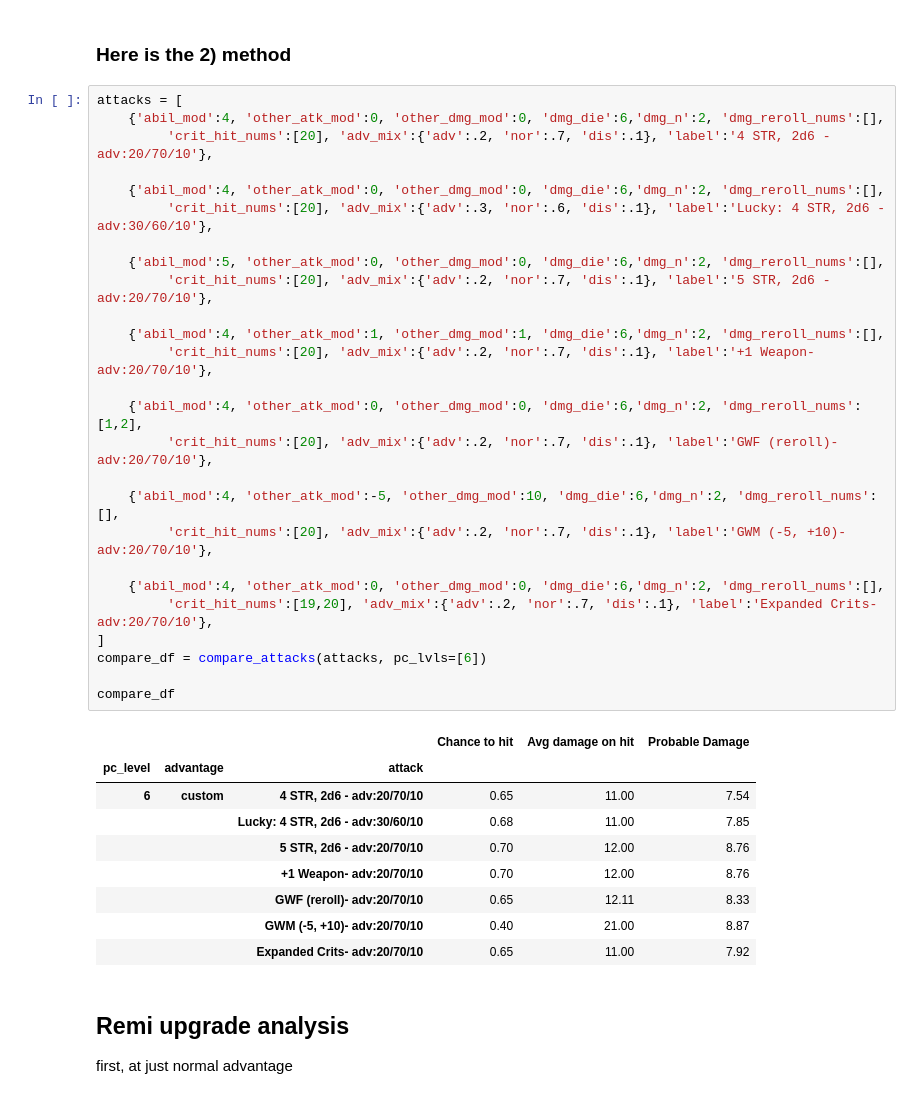
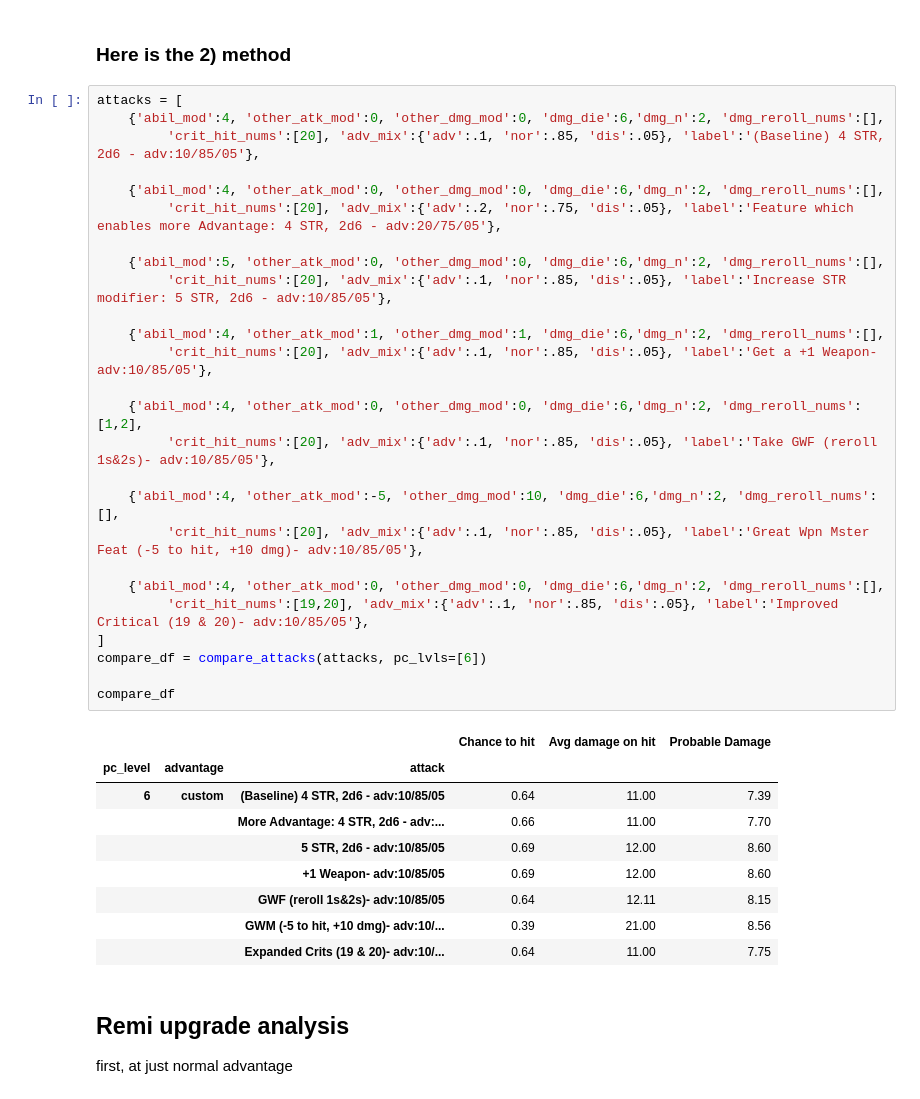
Before and after one commit to dyoung418/dnd_stats, a Jupyter notebook: dnd_dice_calcs.ipynb, the cells around one changed output. Saved outputs shown, nothing was run; the diff lists cells and outputs as text.

```diff
--- a/dnd_dice_calcs.ipynb
+++ b/dnd_dice_calcs.ipynb
@@ -1085,39 +1212,39 @@ Statistics of attacks assuming advantage 20%, normal 75%, disadvantage 5%
 # %%
 attacks = [
     {'abil_mod':4, 'other_atk_mod':0, 'other_dmg_mod':0, 'dmg_die':6,'dmg_n':2, 'dmg_reroll_nums':[],
-         'crit_hit_nums':[20], 'adv_mix':{'adv':.2, 'nor':.7, 'dis':.1}, 'label':'4 STR, 2d6 - adv:20/70/10'},
+         'crit_hit_nums':[20], 'adv_mix':{'adv':.1, 'nor':.85, 'dis':.05}, 'label':'(Baseline) 4 STR, 2d6 - adv:10/85/05'},
 
     {'abil_mod':4, 'other_atk_mod':0, 'other_dmg_mod':0, 'dmg_die':6,'dmg_n':2, 'dmg_reroll_nums':[],
-         'crit_hit_nums':[20], 'adv_mix':{'adv':.3, 'nor':.6, 'dis':.1}, 'label':'Lucky: 4 STR, 2d6 - adv:30/60/10'},
+         'crit_hit_nums':[20], 'adv_mix':{'adv':.2, 'nor':.75, 'dis':.05}, 'label':'Feature which enables more Advantage: 4 STR, 2d6 - adv:20/75/05'},
 
     {'abil_mod':5, 'other_atk_mod':0, 'other_dmg_mod':0, 'dmg_die':6,'dmg_n':2, 'dmg_reroll_nums':[],
-         'crit_hit_nums':[20], 'adv_mix':{'adv':.2, 'nor':.7, 'dis':.1}, 'label':'5 STR, 2d6 - adv:20/70/10'},
+         'crit_hit_nums':[20], 'adv_mix':{'adv':.1, 'nor':.85, 'dis':.05}, 'label':'Increase STR modifier: 5 STR, 2d6 - adv:10/85/05'},
 
     {'abil_mod':4, 'other_atk_mod':1, 'other_dmg_mod':1, 'dmg_die':6,'dmg_n':2, 'dmg_reroll_nums':[],
-         'crit_hit_nums':[20], 'adv_mix':{'adv':.2, 'nor':.7, 'dis':.1}, 'label':'+1 Weapon- adv:20/70/10'},
+         'crit_hit_nums':[20], 'adv_mix':{'adv':.1, 'nor':.85, 'dis':.05}, 'label':'Get a +1 Weapon- adv:10/85/05'},
 
     {'abil_mod':4, 'other_atk_mod':0, 'other_dmg_mod':0, 'dmg_die':6,'dmg_n':2, 'dmg_reroll_nums':[1,2],
-         'crit_hit_nums':[20], 'adv_mix':{'adv':.2, 'nor':.7, 'dis':.1}, 'label':'GWF (reroll)- adv:20/70/10'},
+         'crit_hit_nums':[20], 'adv_mix':{'adv':.1, 'nor':.85, 'dis':.05}, 'label':'Take GWF (reroll 1s&2s)- adv:10/85/05'},
 
     {'abil_mod':4, 'other_atk_mod':-5, 'other_dmg_mod':10, 'dmg_die':6,'dmg_n':2, 'dmg_reroll_nums':[],
-         'crit_hit_nums':[20], 'adv_mix':{'adv':.2, 'nor':.7, 'dis':.1}, 'label':'GWM (-5, +10)- adv:20/70/10'},
+         'crit_hit_nums':[20], 'adv_mix':{'adv':.1, 'nor':.85, 'dis':.05}, 'label':'Great Wpn Mster Feat (-5 to hit, +10 dmg)- adv:10/85/05'},
 
     {'abil_mod':4, 'other_atk_mod':0, 'other_dmg_mod':0, 'dmg_die':6,'dmg_n':2, 'dmg_reroll_nums':[],
-         'crit_hit_nums':[19,20], 'adv_mix':{'adv':.2, 'nor':.7, 'dis':.1}, 'label':'Expanded Crits- adv:20/70/10'},
+         'crit_hit_nums':[19,20], 'adv_mix':{'adv':.1, 'nor':.85, 'dis':.05}, 'label':'Improved Critical (19 & 20)- adv:10/85/05'},
 ]
 compare_df = compare_attacks(attacks, pc_lvls=[6])
 
 compare_df
 # %% [output]
 |  |  |  | Chance to hit | Avg damage on hit | Probable Damage |
 | pc_level | advantage | attack |  |  |  |
-| 6 | custom | 4 STR, 2d6 - adv:20/70/10 | 0.65 | 11.00 | 7.54 |
-|  |  | Lucky: 4 STR, 2d6 - adv:30/60/10 | 0.68 | 11.00 | 7.85 |
-|  |  | 5 STR, 2d6 - adv:20/70/10 | 0.70 | 12.00 | 8.76 |
-|  |  | +1 Weapon- adv:20/70/10 | 0.70 | 12.00 | 8.76 |
-|  |  | GWF (reroll)- adv:20/70/10 | 0.65 | 12.11 | 8.33 |
-|  |  | GWM (-5, +10)- adv:20/70/10 | 0.40 | 21.00 | 8.87 |
-|  |  | Expanded Crits- adv:20/70/10 | 0.65 | 11.00 | 7.92 |
+| 6 | custom | (Baseline) 4 STR, 2d6 - adv:10/85/05 | 0.64 | 11.00 | 7.39 |
+|  |  | More Advantage: 4 STR, 2d6 - adv:... | 0.66 | 11.00 | 7.70 |
+|  |  | 5 STR, 2d6 - adv:10/85/05 | 0.69 | 12.00 | 8.60 |
+|  |  | +1 Weapon- adv:10/85/05 | 0.69 | 12.00 | 8.60 |
+|  |  | GWF (reroll 1s&2s)- adv:10/85/05 | 0.64 | 12.11 | 8.15 |
+|  |  | GWM (-5 to hit, +10 dmg)- adv:10/... | 0.39 | 21.00 | 8.56 |
+|  |  | Expanded Crits (19 & 20)- adv:10/... | 0.64 | 11.00 | 7.75 |
 # %% [markdown]
 ## Remi upgrade analysis
 first, at just normal advantage
```
Also changed, not shown: parts of 7 cells of this notebook.
